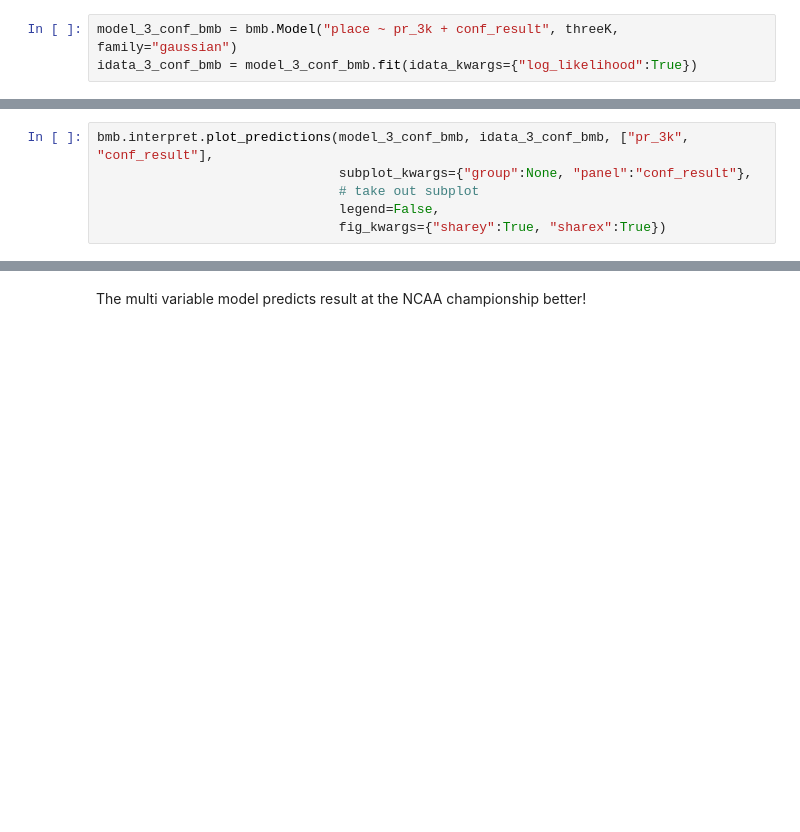
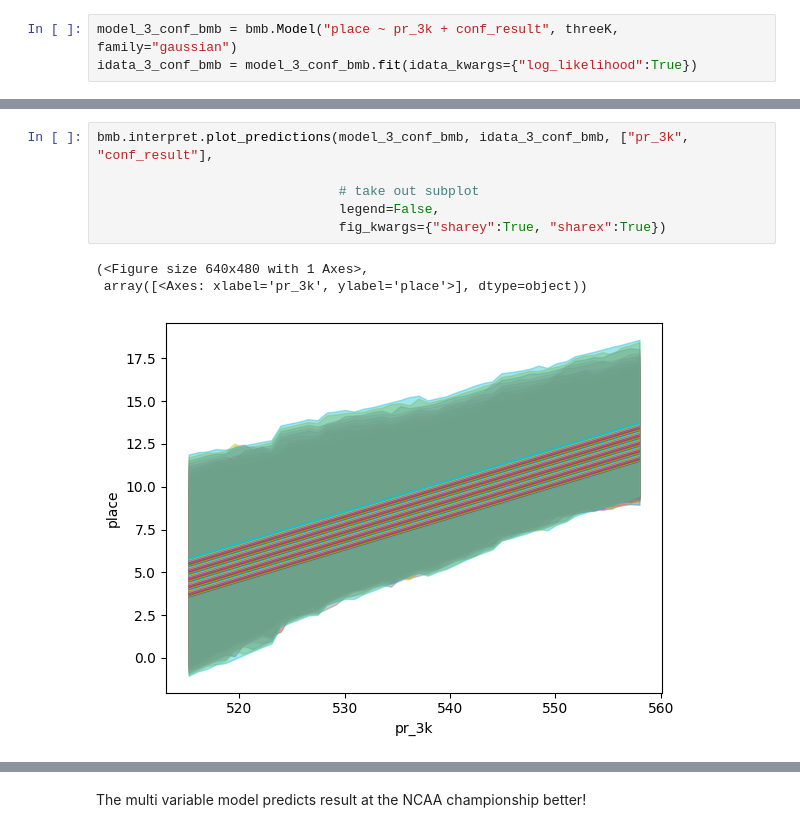
Before and after one commit to evacragnolino/Data-Science-Foundations, a Jupyter notebook: Unit_6_Project.ipynb, the cells around one changed output, grey strips where cells are left out. Saved outputs shown, nothing was run; the diff lists cells and outputs as text; blank space fills up the shorter version.

```diff
--- a/Unit_6_Project.ipynb
+++ b/Unit_6_Project.ipynb
@@ -157,9 +237,13 @@ model_3_conf_bmb
 # %%
 bmb.interpret.plot_predictions(model_3_conf_bmb, idata_3_conf_bmb, ["pr_3k", "conf_result"],
-                               subplot_kwargs={"group":None, "panel":"conf_result"},
+
                                # take out subplot
                                legend=False,
                                fig_kwargs={"sharey":True, "sharex":True})
+# %% [output]
+(<Figure size 640x480 with 1 Axes>,
+ array([<Axes: xlabel='pr_3k', ylabel='place'>], dtype=object))
+[figure, added]
 # %%
 cmp_df_bmb = az.compare( {"multi_lin":idata_g3k_bmb,"single_lin":idata_3_conf_bmb} )
 cmp_df_bmb
```
Also changed, not shown: parts of 26 cells of this notebook.
